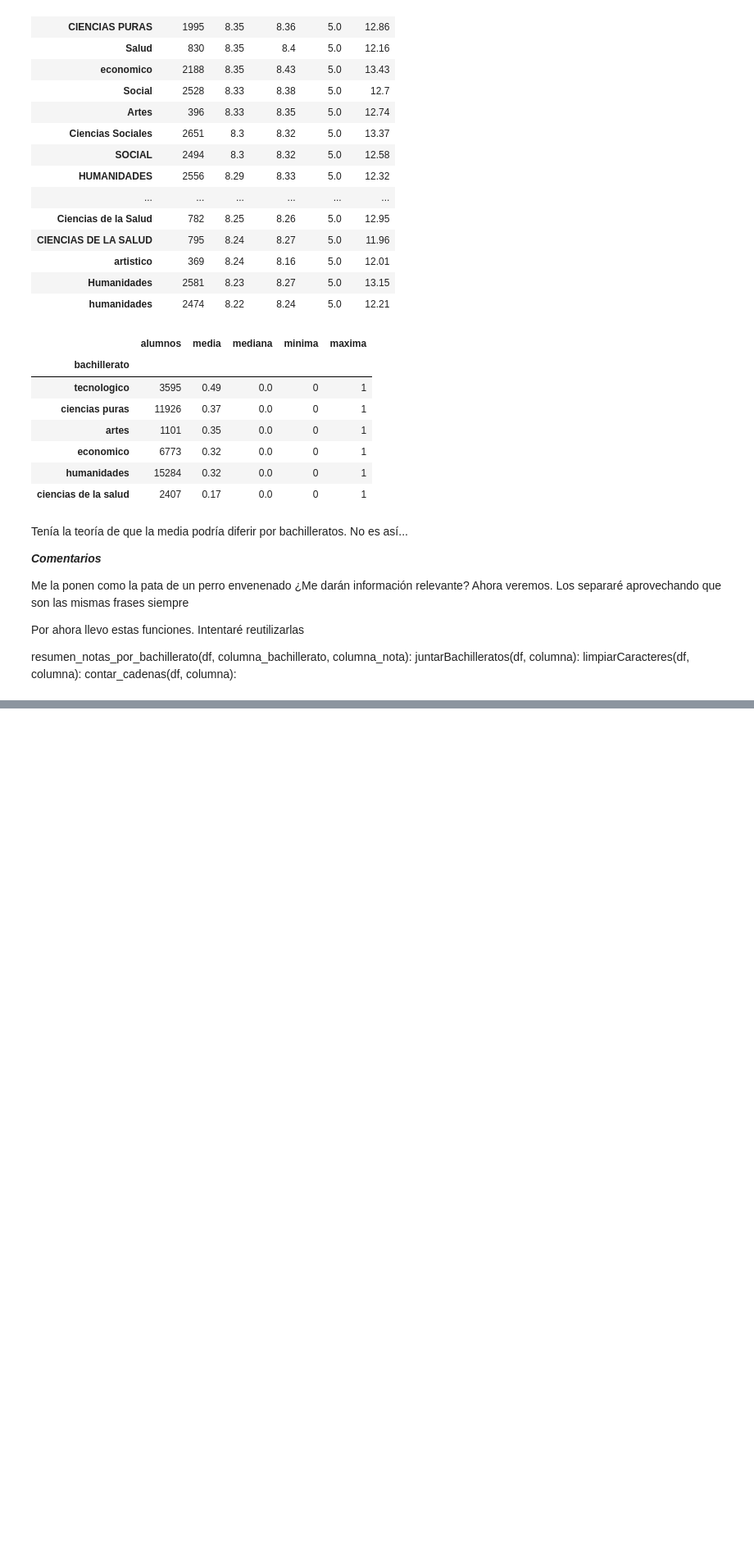
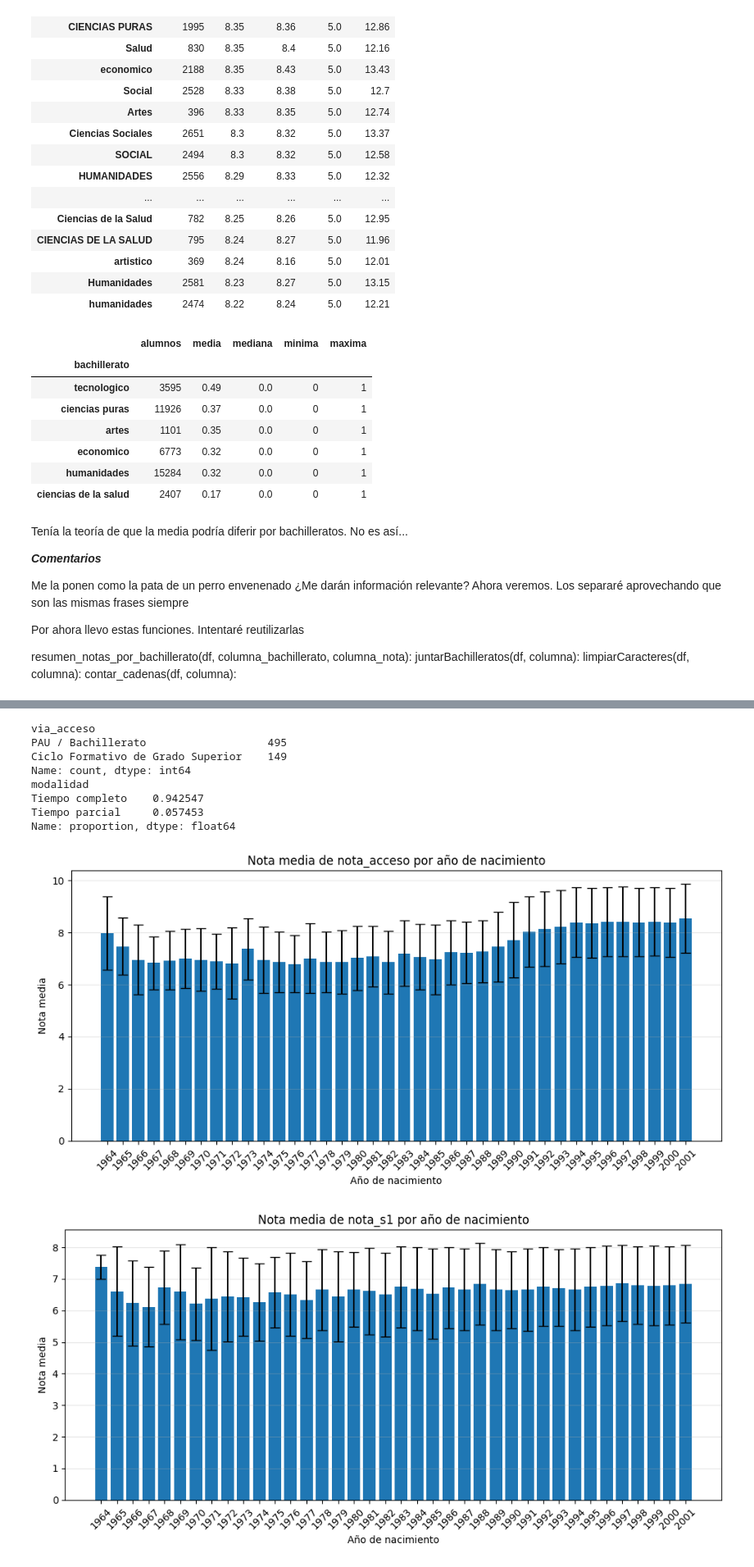
Before and after one commit to GuillermoMorcillo/Practica1Mineria, a Jupyter notebook: Práctica 1 - Análisis, procesamiento y validación .ipynb, the cells around one changed output, grey strips where cells are left out. Shown at 82% size. Saved outputs shown, nothing was run; the diff lists cells and outputs as text; code cells hidden in the pictures; blank space fills up the shorter version.

```diff
--- a/Práctica 1 - Análisis, procesamiento y validación .ipynb
+++ b/Práctica 1 - Análisis, procesamiento y validación .ipynb
@@ -418,0 +476,72 @@ Alumno  11745 tiene  5 comentarios
+# %%
+# #Viendo que hay tan pocos del 2001, creo que pueden ser superdotados que han avanzado curso. Analicemos sus notas
+
+def datos_dosMilUno(df,via_acceso,modalidad,nota_acceso,nota_s1):
+#     #Por un lado sacar todas las vías de acceso y modalidades (supongo que PAU / Bachillerato y Tiempo completo)
+    # vias={}
+    # for via in df[via_acceso] and df[df["nacimiento"].str[:4]]:
+    #     if via in vias:
+    #         vias[via] += 1
+    #     else:
+    #         vias[via]=1
+    #         # vias.append(via)
+    # for via, cantidad in vias.items():
+    #     print(f"{via} -> {cantidad}")
+    df_2001 = df[df["nacimiento"].str[:4] == "2001"] #Extrae 4 primeros carácteres. Selecciona filas dataframe de los alumnos q nacen en 2002. Guarda en nuevo df
+    print(df_2001[via_acceso].value_counts())       #WHERE nacimiento=2001
+    print(df_2001[modalidad].value_counts(normalize=True)) #Mismo % q los demás
+
+
+def mediasNotas(nota_acceso, nota_s1):
+    df = df_train.copy()
+
+    # Extraer el año de nacimiento
+    df["anno_nacimiento"] = df["nacimiento"].str[:4]
+
+    # Convertir las notas a valores numéricos
+    for columna in [nota_acceso, nota_s1]:
+        df[columna] = pd.to_numeric(
+            df[columna].astype("string").str.replace(",", ".", regex=False),
+            errors="coerce"
+        )
+
+    # Crear una gráfica para cada variable
+    for columna in [nota_acceso, nota_s1]:
+
+        # Calcular la media y la desviación típica por año
+        resumen = df.groupby("anno_nacimiento")[columna].agg(
+            media="mean",
+            desviacion="std"
+        )
+
+        # Dibujar la gráfica
+        plt.figure(figsize=(10, 5))
+
+        plt.bar(
+            resumen.index,
+            resumen["media"],
+            yerr=resumen["desviacion"],
+            capsize=5
+        )
+
+        plt.xlabel("Año de nacimiento")
+        plt.ylabel("Nota media")
+        plt.title(f"Nota media de {columna} por año de nacimiento")
+        plt.xticks(rotation=45)
+        plt.grid(axis="y", alpha=0.3)
+        plt.tight_layout()
+        plt.show()
+
+datos_dosMilUno(df_train, "via_acceso", "modalidad", "nota_acceso","nota_s1")
+mediasNotas("nota_acceso", "nota_s1")
+# %% [output]
+via_acceso
+PAU / Bachillerato                   495
+Ciclo Formativo de Grado Superior    149
+Name: count, dtype: int64
+modalidad
+Tiempo completo    0.942547
+Tiempo parcial     0.057453
+Name: proportion, dtype: float64
+[figure, added]
+[figure, added]
```
Also changed, not shown: parts of 5 cells of this notebook.
